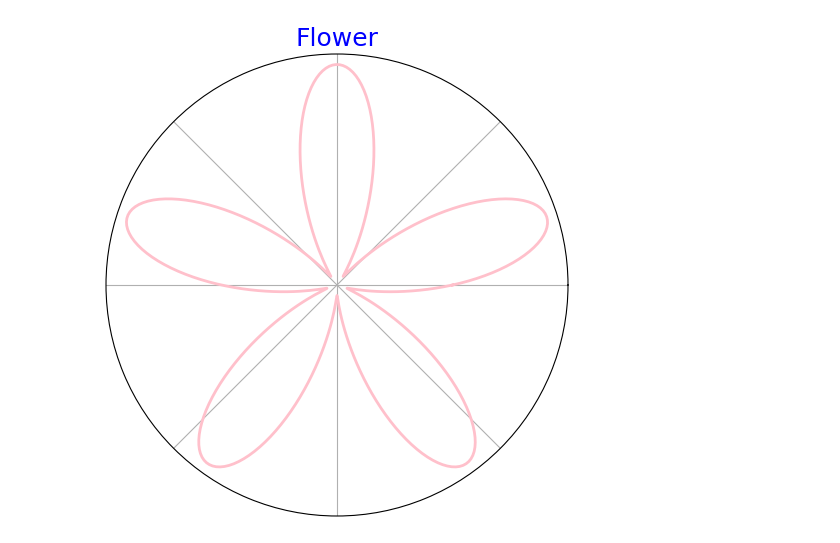
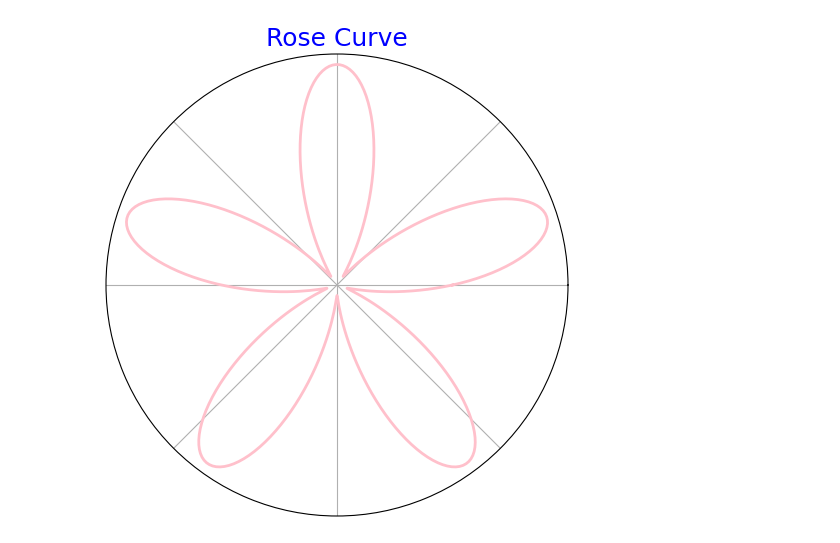
Before and after one commit to cph316/generative_ai, a Jupyter notebook: [HW1]_畫一個函數圖形.ipynb, the cells around one changed output. Saved outputs shown, nothing was run; the diff lists cells and outputs as text; code cells hidden in the pictures.

```diff
--- a/[HW1]_畫一個函數圖形.ipynb
+++ b/[HW1]_畫一個函數圖形.ipynb
@@ -3,24 +14,24 @@
 # %%
 import numpy as np
 import matplotlib.pyplot as plt
 
 # 設定極座標和花瓣數量
 theta = np.linspace(0, 2*np.pi, 400)
 k = 5
 r = np.sin(k * theta)
 
 # 繪製極座標圖
 plt.figure(figsize=(6, 6))
 ax = plt.subplot(111, projection='polar')  # 設定極座標
 ax.plot(theta, r, color='pink', linewidth=2)
 
 # 美化圖形(移除極座標刻度,移除半徑標籤,移除角度標籤)
 ax.set_rticks([])
 ax.set_yticklabels([])
 ax.set_xticklabels([])
 
-ax.set_title("Flower", fontsize=18, color='blue')
+ax.set_title("Rose Curve", fontsize=18, color='blue')
 
 plt.show()
 # %% [output]
-[figure, old version]
+[figure, new version]
```
Also changed, not shown: parts of 1 cell of this notebook.
